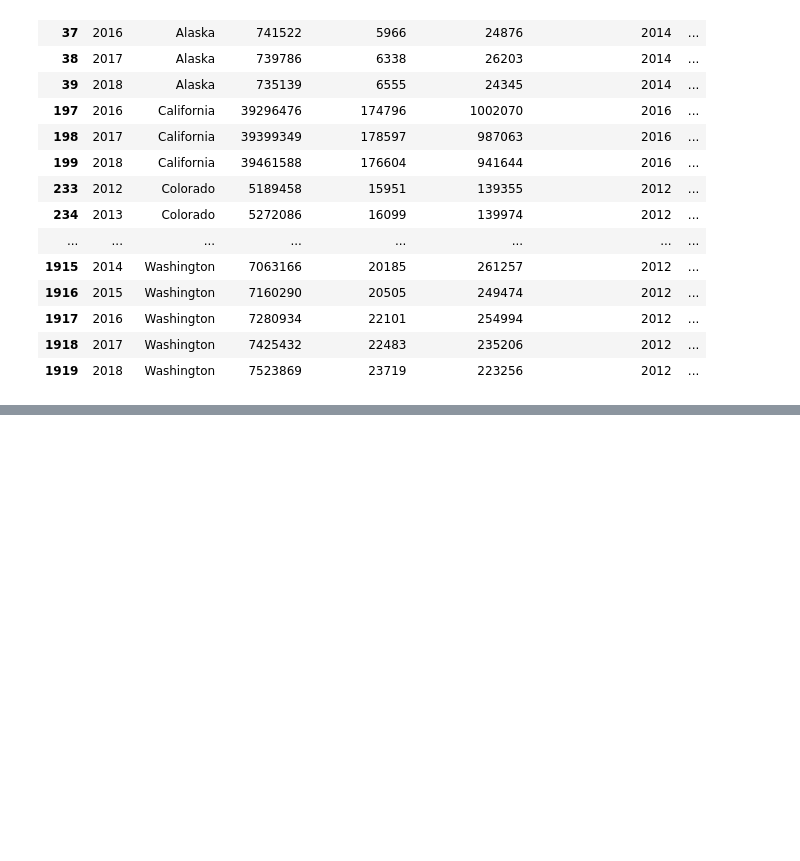
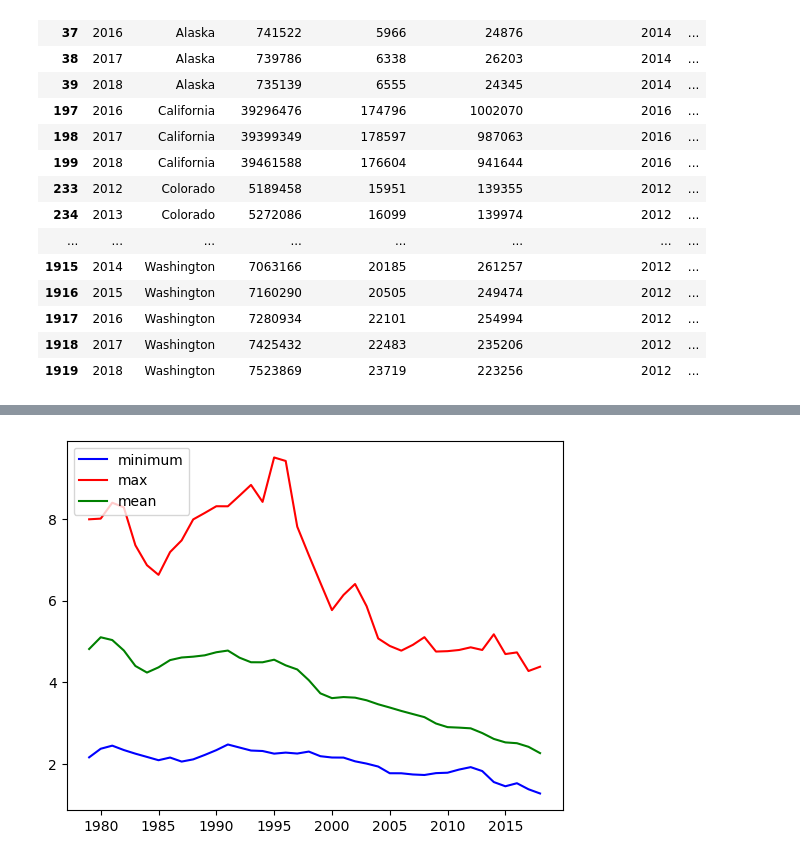
Before and after one commit to gwroth89/Project1, a Jupyter notebook: violent_property_crime_analysis.ipynb, the cells around one changed output, grey strips where cells are left out. Drawn from its saved outputs; the diff is of its cells as text; code cells hidden in the pictures; blank space fills up the shorter version.

```diff
--- a/violent_property_crime_analysis.ipynb
+++ b/violent_property_crime_analysis.ipynb
@@ -119,0 +141,19 @@ ValueError: shape mismatch: objects cannot be broadcast to a single shape.  Mism
+# %%
+#med_property
+med_property = crime_df[['year','state_name','property_crime_rate','Year legalized (Med)']]
+med_property = med_property.drop(med_property[med_property["Year legalized (Med)"] < 0].index)
+min_med_property = med_property.groupby('year')['property_crime_rate'].min()
+max_med_property = med_property.groupby('year')['property_crime_rate'].max()
+mean_med_property = med_property.groupby('year')['property_crime_rate'].mean()
+
+# med_property
+fig, ax = plt.subplots()
+
+ax.plot(min_med_property, color = 'blue', label = 'minimum')
+ax.plot(max_med_property, color = 'red', label = 'max')
+ax.plot(mean_med_property, color = 'green', label = 'mean')
+ax.legend(loc = 'upper left')
+
+plt.show()
+# %% [output]
+[figure, added]
```
Also changed, not shown: parts of 10 cells of this notebook.
